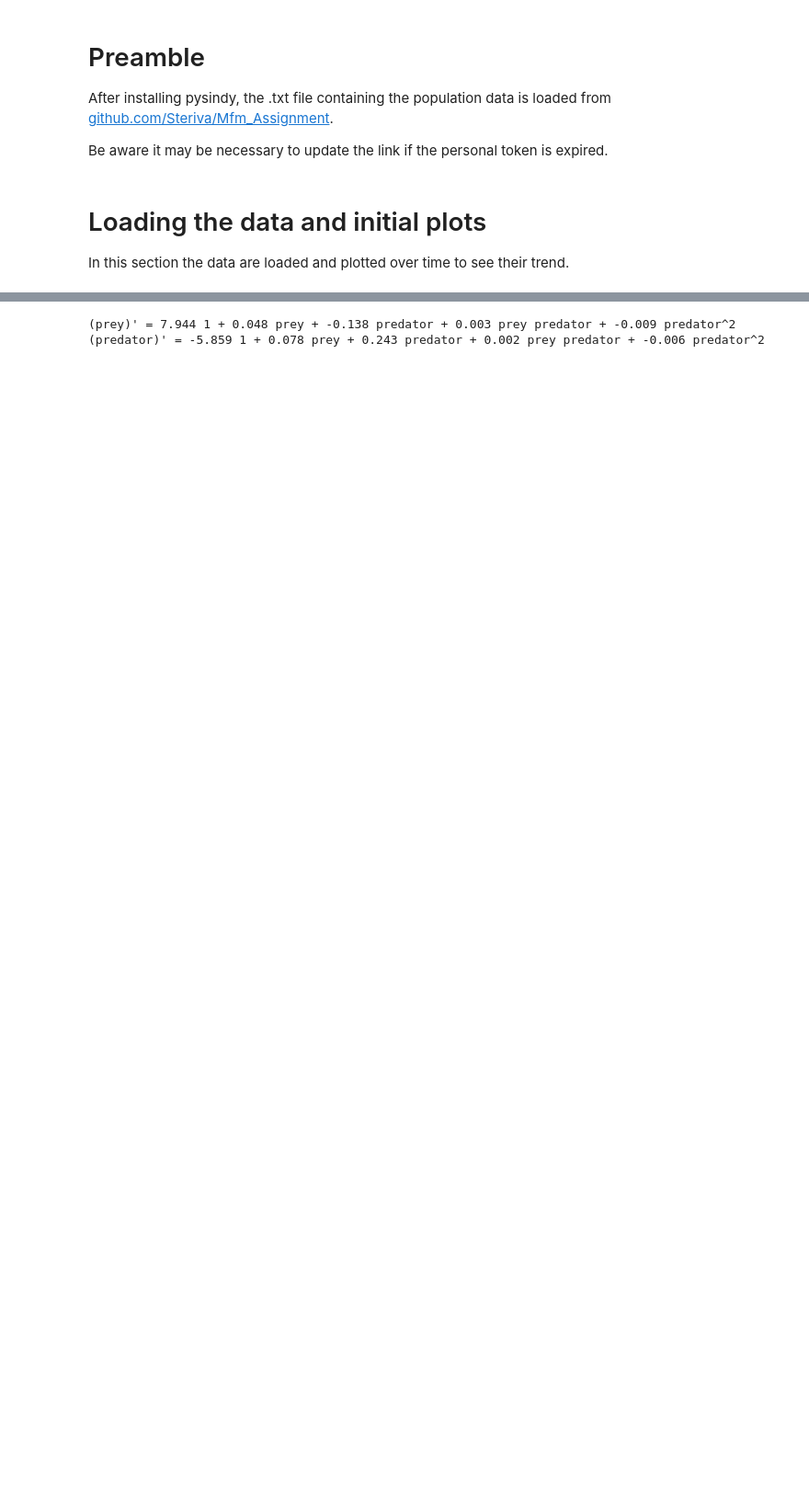
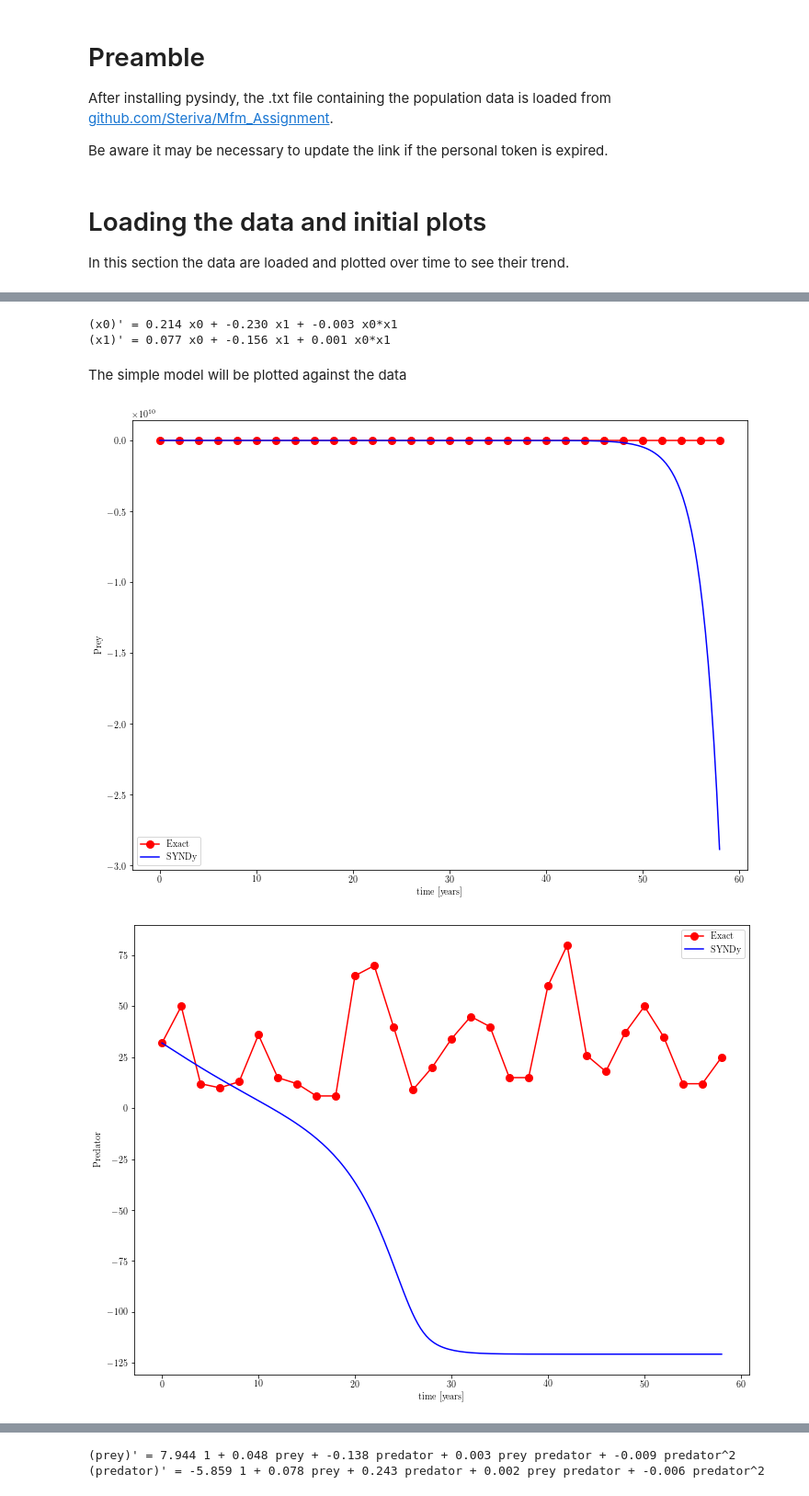
Before and after one commit to Steriva/MfM_Assignment, a Jupyter notebook: exe01d_pySINDy.ipynb, the cells around one changed output, grey strips where cells are left out. Shown at 92% size. Cells and saved outputs as stored; diff of their text form; code cells hidden in the pictures; blank space fills up the shorter version.

```diff
--- a/exe01d_pySINDy.ipynb
+++ b/exe01d_pySINDy.ipynb
@@ -57,0 +95,49 @@ in which $x$ represents the preys (Snowshoe Hare) and $y$ the predators (Lynx).
+# %%
+optimizer = ps.STLSQ(threshold = 0.0)
+
+library_functions = [
+    lambda x : x,
+    lambda x,y : x * y
+]
+library_function_names = [
+    lambda x : x,
+    lambda x,y : x + '*' + y
+]
+custom_library = ps.CustomLibrary(
+    library_functions=library_functions,
+    function_names=library_function_names
+)
+
+LotkaVolterraModel = ps.SINDy(feature_library=custom_library, optimizer = optimizer)
+LotkaVolterraModel.fit(X, t=dt, quiet=False)
+LotkaVolterraModel.print()
+# %% [output]
+(x0)' = 0.214 x0 + -0.230 x1 + -0.003 x0*x1
+(x1)' = 0.077 x0 + -0.156 x1 + 0.001 x0*x1
+# %% [markdown]
+The simple model will be plotted against the data
+# %%
+x0 = X[0,0];
+y0 = X[0,1];
+t_test = np.linspace(int(min(time)), int(max(time)), int(200))
+
+sim = LotkaVolterraModel.simulate([x0, y0], t=t_test)
+
+plt.figure()
+plt.plot(time, X[:,0], "r-o", label="Exact", markersize=8)
+plt.plot(t_test, sim[:,0], "b-", label="SYNDy", markersize=8)
+plt.xlabel("time [years]")
+plt.ylabel("Prey")
+plt.legend()
+plt.show()
+
+plt.figure()
+plt.plot(time, X[:,1], "r-o", label="Exact", markersize=8)
+plt.plot(t_test, sim[:,1], "b-", label="SYNDy", markersize=8)
+plt.xlabel("time [years]")
+plt.ylabel("Predator")
+plt.legend()
+plt.show()
+# %% [output]
+[figure, added]
+[figure, added]
```
Also changed, not shown: parts of 6 cells of this notebook.
